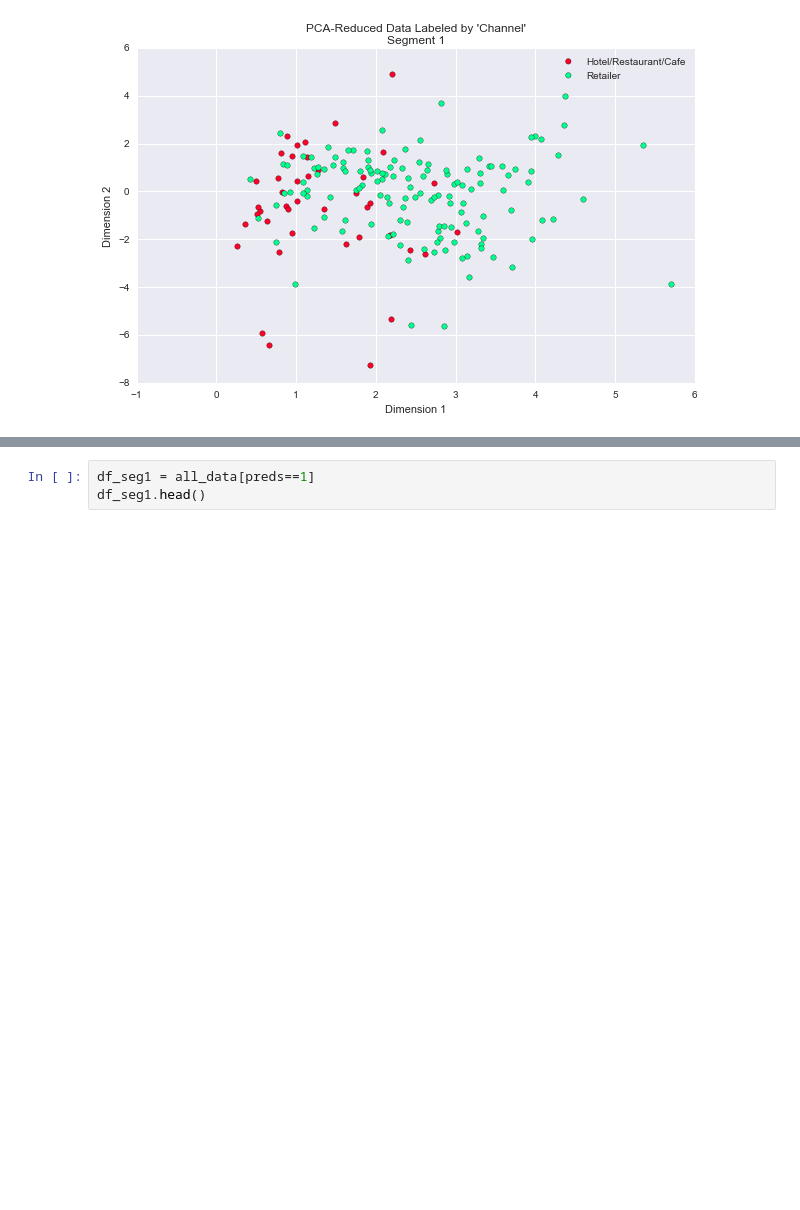
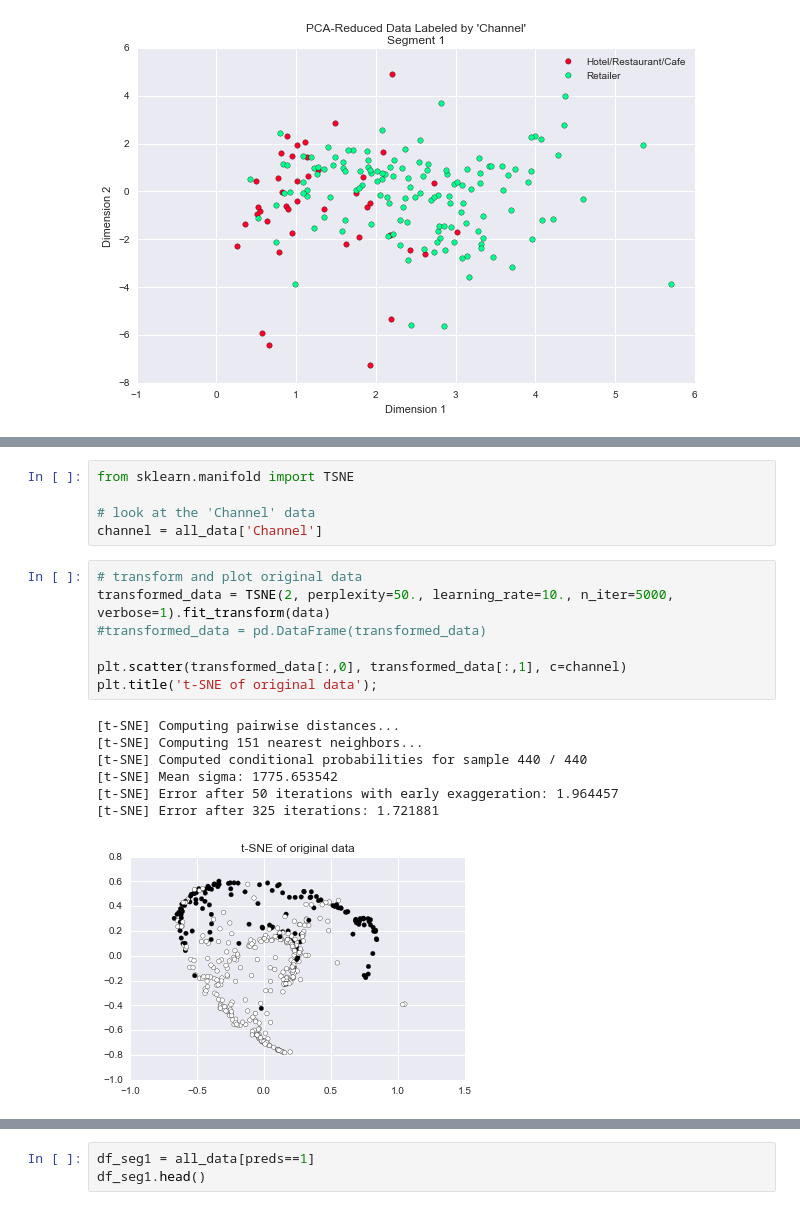
Before and after one commit to kcbighuge/p3-customer-segments, a Jupyter notebook: customer_segments_NEW.ipynb, the cells around one changed output, grey strips where cells are left out. Cells and saved outputs as stored; diff of their text form; blank space fills up the shorter version.

```diff
--- a/customer_segments_NEW.ipynb
+++ b/customer_segments_NEW.ipynb
@@ -1105,0 +1111,20 @@ Right-sided segment:
+# %%
+from sklearn.manifold import TSNE
+
+# look at the 'Channel' data
+channel = all_data['Channel']
+# %%
+# transform and plot original data
+transformed_data = TSNE(2, perplexity=50., learning_rate=10., n_iter=5000, verbose=1).fit_transform(data)
+#transformed_data = pd.DataFrame(transformed_data)
+
+plt.scatter(transformed_data[:,0], transformed_data[:,1], c=channel)
+plt.title('t-SNE of original data');
+# %% [output]
+[t-SNE] Computing pairwise distances...
+[t-SNE] Computing 151 nearest neighbors...
+[t-SNE] Computed conditional probabilities for sample 440 / 440
+[t-SNE] Mean sigma: 1775.653542
+[t-SNE] Error after 50 iterations with early exaggeration: 1.964457
+[t-SNE] Error after 325 iterations: 1.721881
+[figure, added]
```
Also changed, not shown: parts of 6 cells of this notebook.
